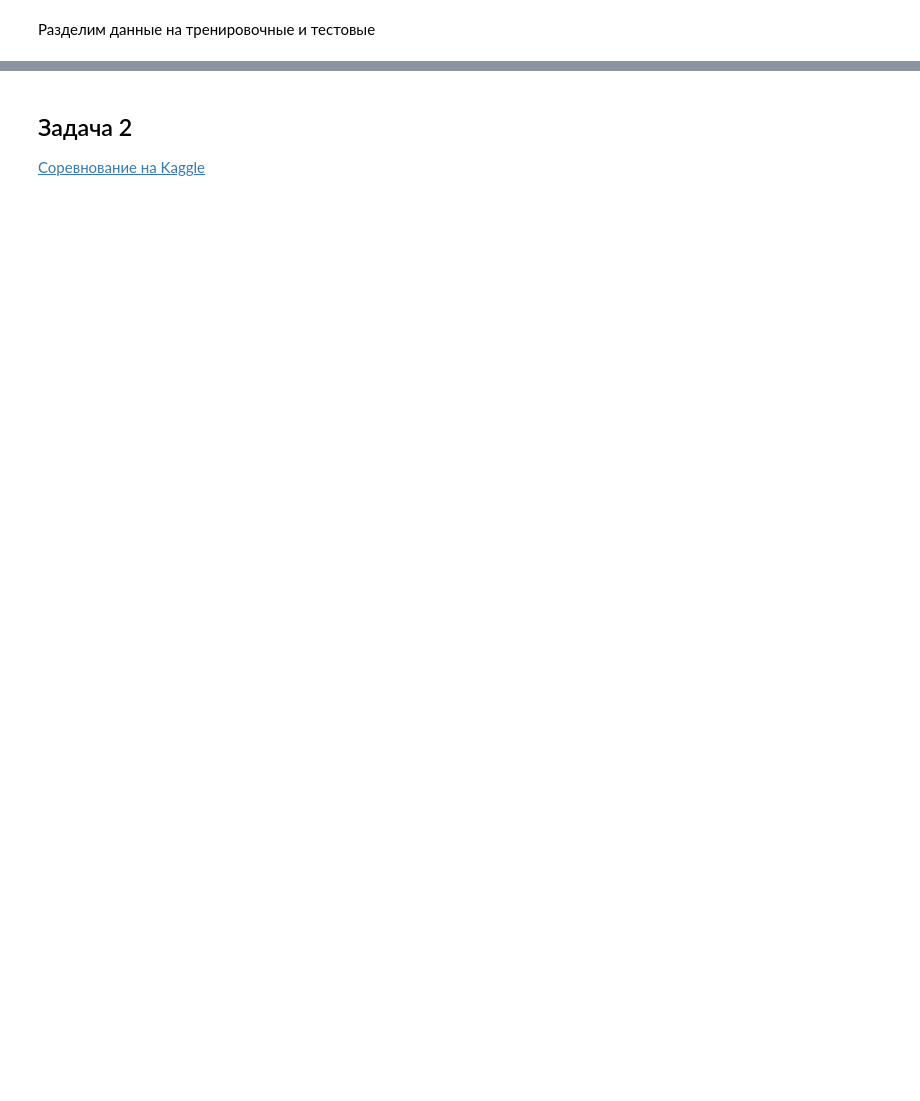
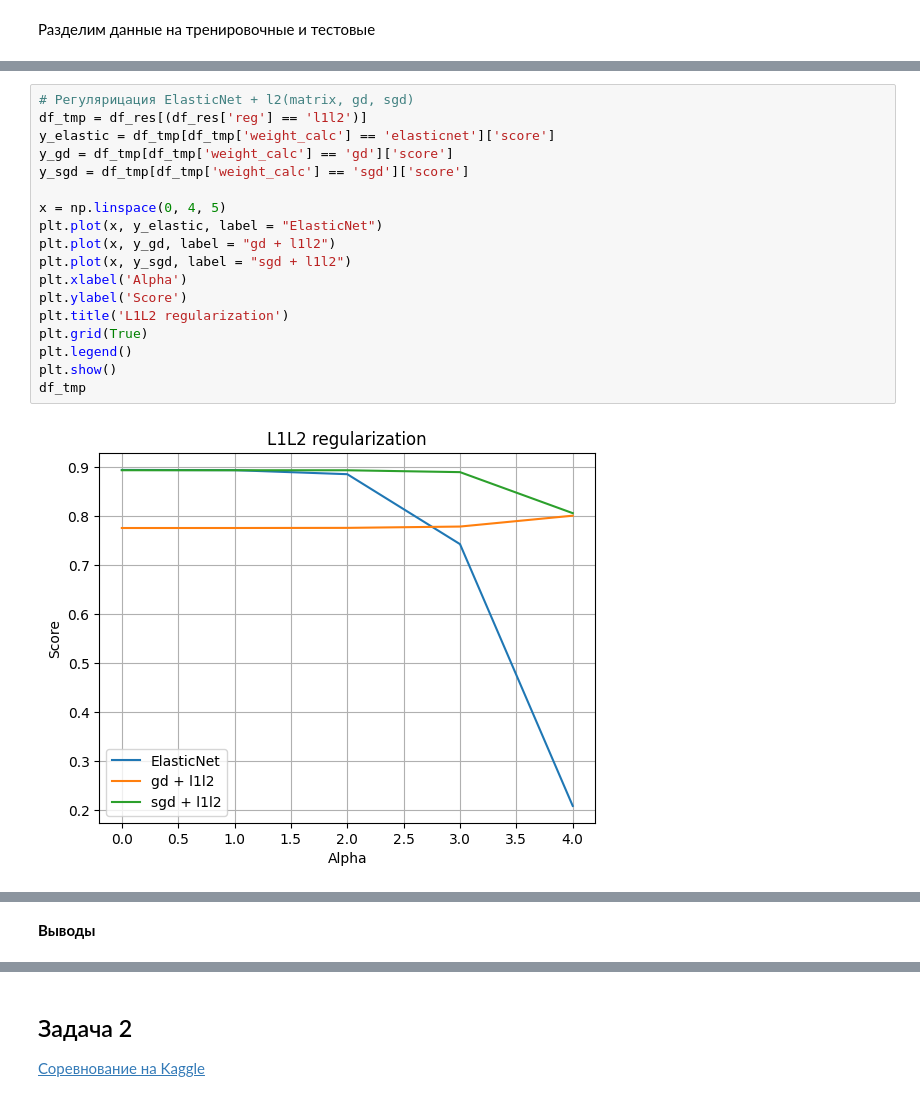
Before and after one commit to mshsvnv/ITMO_math_stat_and_ml, a Jupyter notebook: lab_04/linear_regression.ipynb, the cells around one changed output, grey strips where cells are left out. Drawn from its saved outputs; the diff is of its cells as text; blank space fills up the shorter version.

```diff
--- a/lab_04/linear_regression.ipynb
+++ b/lab_04/linear_regression.ipynb
@@ -402,0 +555,20 @@ df_regularization[df_regularization['score'] == df_regularization['score'].max()
+# %%
+# Регулярицация ElasticNet + l2(matrix, gd, sgd)
+df_tmp = df_res[(df_res['reg'] == 'l1l2')]
+y_elastic = df_tmp[df_tmp['weight_calc'] == 'elasticnet']['score']
+y_gd = df_tmp[df_tmp['weight_calc'] == 'gd']['score']
+y_sgd = df_tmp[df_tmp['weight_calc'] == 'sgd']['score']
+
+x = np.linspace(0, 4, 5)
+plt.plot(x, y_elastic, label = "ElasticNet")
+plt.plot(x, y_gd, label = "gd + l1l2")
+plt.plot(x, y_sgd, label = "sgd + l1l2")
+plt.xlabel('Alpha')
+plt.ylabel('Score')
+plt.title('L1L2 regularization')
+plt.grid(True)
+plt.legend()
+plt.show()
+df_tmp
+# %% [output]
+[figure, added]
@@ -402,0 +591,2 @@ df_regularization[df_regularization['score'] == df_regularization['score'].max()
+# %% [markdown]
+**Выводы**
```
Also changed, not shown: parts of 25 cells of this notebook.
